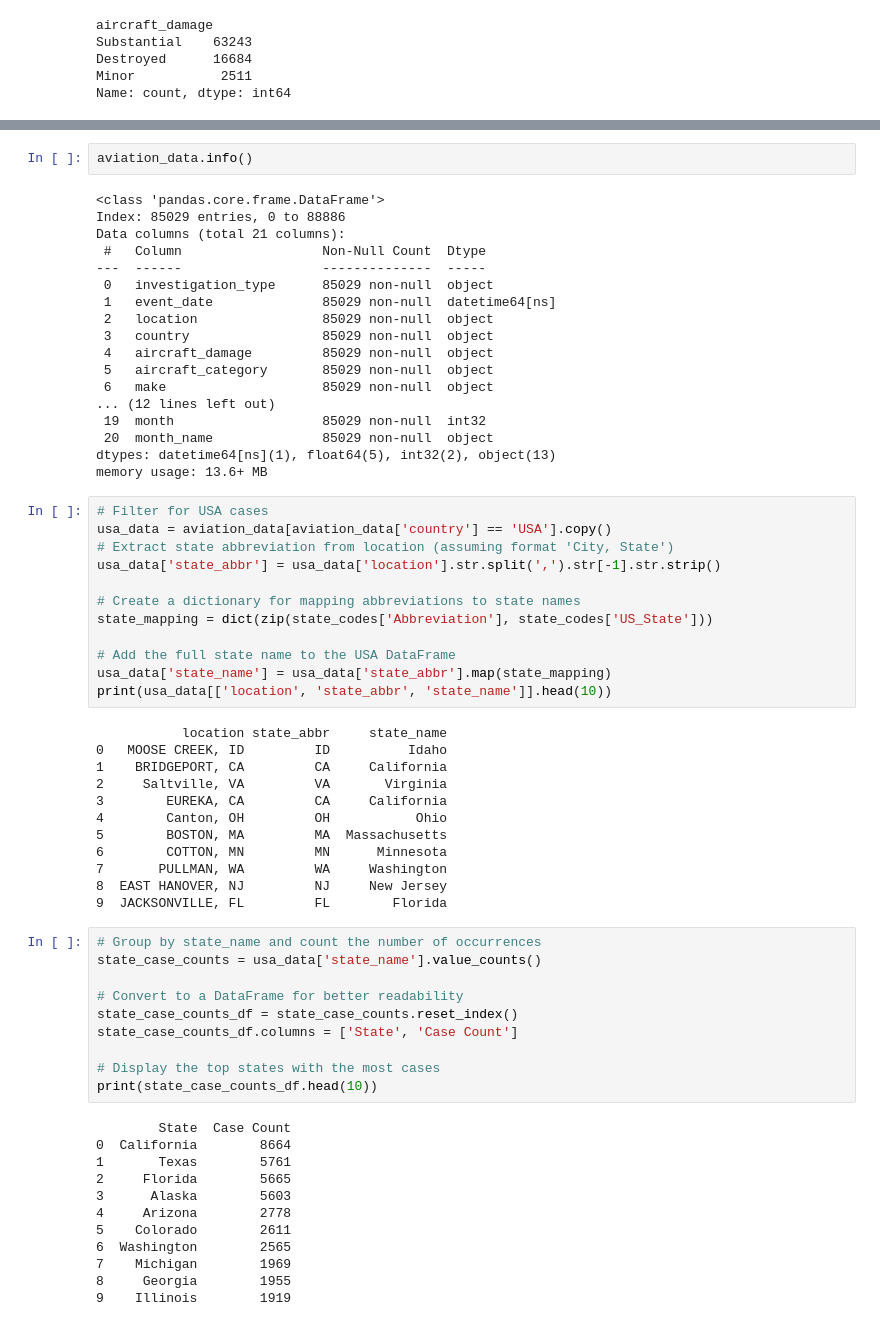
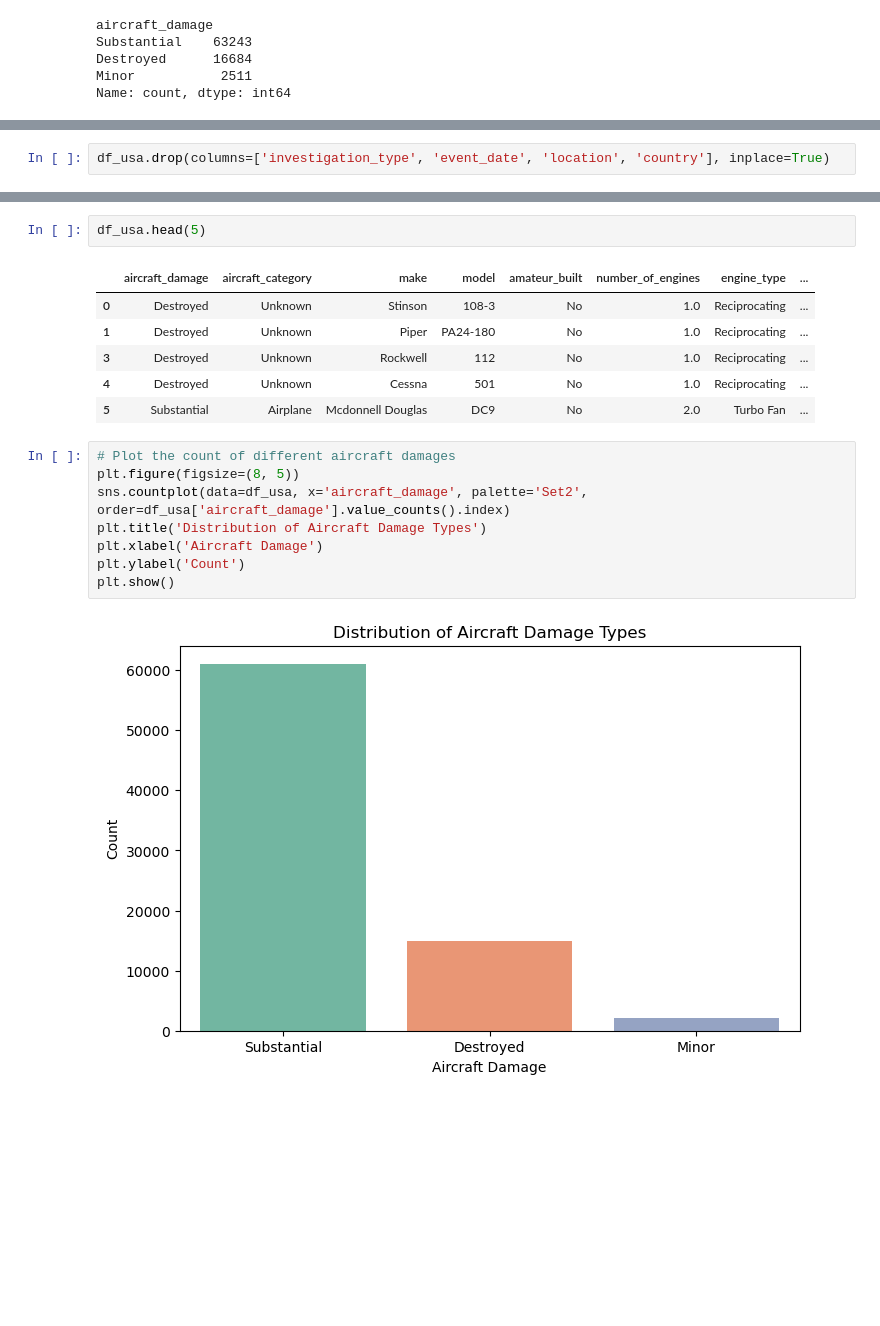
Before and after one commit to Rodgerdev/aircraft-analysis, a Jupyter notebook: aviation_analysis.ipynb, the cells around one changed output, grey strips where cells are left out. Saved outputs shown, nothing was run; the diff lists cells and outputs as text; blank space fills up the shorter version.

Commit message:
Adding some visualizations to my notebook

```diff
--- a/aviation_analysis.ipynb
+++ b/aviation_analysis.ipynb
@@ -812,0 +891,2 @@ Name: count, dtype: int64
+# %%
+df_usa.drop(columns=['investigation_type', 'event_date', 'location', 'country'], inplace=True)
@@ -832,66 +918,19 @@ Name: count, dtype: int64
 # %%
-aviation_data.info()
+df_usa.head(5)
 # %% [output]
-<class 'pandas.core.frame.DataFrame'>
-Index: 85029 entries, 0 to 88886
-Data columns (total 21 columns):
- #   Column                  Non-Null Count  Dtype
----  ------                  --------------  -----
- 0   investigation_type      85029 non-null  object
- 1   event_date              85029 non-null  datetime64[ns]
- 2   location                85029 non-null  object
- 3   country                 85029 non-null  object
- 4   aircraft_damage         85029 non-null  object
- 5   aircraft_category       85029 non-null  object
- 6   make                    85029 non-null  object
-... (12 lines left out)
- 19  month                   85029 non-null  int32
- 20  month_name              85029 non-null  object
-dtypes: datetime64[ns](1), float64(5), int32(2), object(13)
-memory usage: 13.6+ MB
+|  | aircraft_damage | aircraft_category | make | model | amateur_built | number_of_engines | engine_type | ... |
+| 0 | Destroyed | Unknown | Stinson | 108-3 | No | 1.0 | Reciprocating | ... |
+| 1 | Destroyed | Unknown | Piper | PA24-180 | No | 1.0 | Reciprocating | ... |
+| 3 | Destroyed | Unknown | Rockwell | 112 | No | 1.0 | Reciprocating | ... |
+| 4 | Destroyed | Unknown | Cessna | 501 | No | 1.0 | Reciprocating | ... |
+| 5 | Substantial | Airplane | Mcdonnell Douglas | DC9 | No | 2.0 | Turbo Fan | ... |
-# %%
-# Filter for USA cases
-usa_data = aviation_data[aviation_data['country'] == 'USA'].copy()
-# Extract state abbreviation from location (assuming format 'City, State')
-usa_data['state_abbr'] = usa_data['location'].str.split(',').str[-1].str.strip()
-
-# Create a dictionary for mapping abbreviations to state names
-state_mapping = dict(zip(state_codes['Abbreviation'], state_codes['US_State']))
-
-# Add the full state name to the USA DataFrame
-usa_data['state_name'] = usa_data['state_abbr'].map(state_mapping)
-print(usa_data[['location', 'state_abbr', 'state_name']].head(10))
-# %% [output]
-           location state_abbr     state_name
-0   MOOSE CREEK, ID         ID          Idaho
-1    BRIDGEPORT, CA         CA     California
-2     Saltville, VA         VA       Virginia
-3        EUREKA, CA         CA     California
-4        Canton, OH         OH           Ohio
-5        BOSTON, MA         MA  Massachusetts
-6        COTTON, MN         MN      Minnesota
-7       PULLMAN, WA         WA     Washington
-8  EAST HANOVER, NJ         NJ     New Jersey
-9  JACKSONVILLE, FL         FL        Florida
 # %%
-# Group by state_name and count the number of occurrences
-state_case_counts = usa_data['state_name'].value_counts()
-
-# Convert to a DataFrame for better readability
-state_case_counts_df = state_case_counts.reset_index()
-state_case_counts_df.columns = ['State', 'Case Count']
-
-# Display the top states with the most cases
-print(state_case_counts_df.head(10))
+# Plot the count of different aircraft damages
+plt.figure(figsize=(8, 5))
+sns.countplot(data=df_usa, x='aircraft_damage', palette='Set2', order=df_usa['aircraft_damage'].value_counts().index)
+plt.title('Distribution of Aircraft Damage Types')
+plt.xlabel('Aircraft Damage')
+plt.ylabel('Count')
+plt.show()
 # %% [output]
-        State  Case Count
-0  California        8664
-1       Texas        5761
-2     Florida        5665
-3      Alaska        5603
-4     Arizona        2778
-5    Colorado        2611
-6  Washington        2565
-7    Michigan        1969
-8     Georgia        1955
-9    Illinois        1919
+[figure, added]
```
Also changed, not shown: parts of 25 cells of this notebook.
